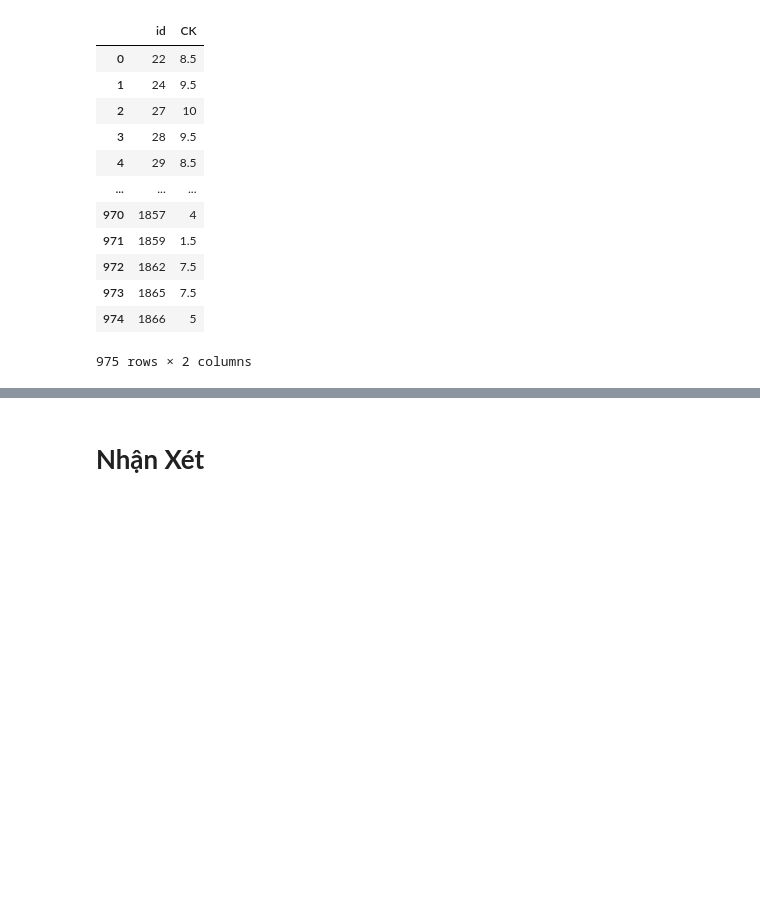
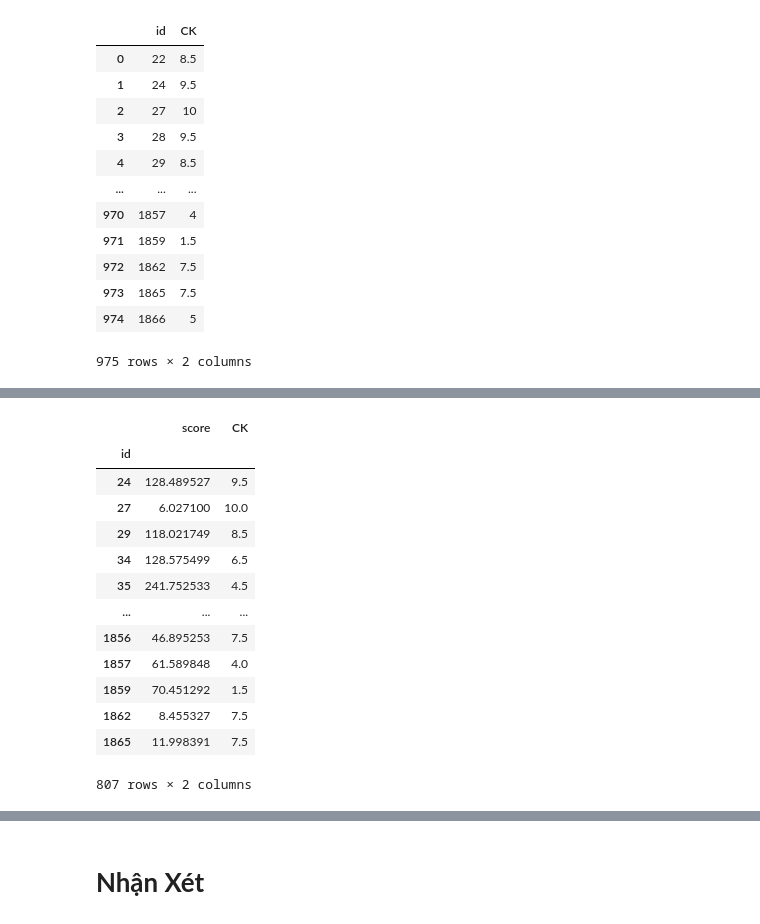
Before and after one commit to phutaekwondo/CS114.L21, a Jupyter notebook: duDoanDiemCuoiKy_homeWork/Bai_colab_so3.ipynb, the cells around one changed output, grey strips where cells are left out. Drawn from its saved outputs; the diff is of its cells as text; code cells hidden in the pictures; blank space fills up the shorter version.

```diff
--- a/duDoanDiemCuoiKy_homeWork/Bai_colab_so3.ipynb
+++ b/duDoanDiemCuoiKy_homeWork/Bai_colab_so3.ipynb
@@ -314,6 +321,25 @@ whole_data = pd.merge( df_extract, features_score, on="id", how="inner"  )
 whole_data = whole_data.loc[ whole_data["CK"] != "\xa0" ]
 
 whole_data = whole_data.astype( { "CK" : float } )
+# %%
+del whole_data['index']
+whole_data = whole_data.set_index('id')
+whole_data
+# %% [output]
+|  | score | CK |
+| id |  |  |
+| 24 | 128.489527 | 9.5 |
+| 27 | 6.027100 | 10.0 |
+| 29 | 118.021749 | 8.5 |
+| 34 | 128.575499 | 6.5 |
+| 35 | 241.752533 | 4.5 |
+| ... | ... | ... |
+| 1856 | 46.895253 | 7.5 |
+| 1857 | 61.589848 | 4.0 |
+| 1859 | 70.451292 | 1.5 |
+| 1862 | 8.455327 | 7.5 |
+| 1865 | 11.998391 | 7.5 |
+807 rows × 2 columns
 # %%
 import matplotlib.pyplot as plt
 
```
Also changed, not shown: parts of 7 cells of this notebook.
